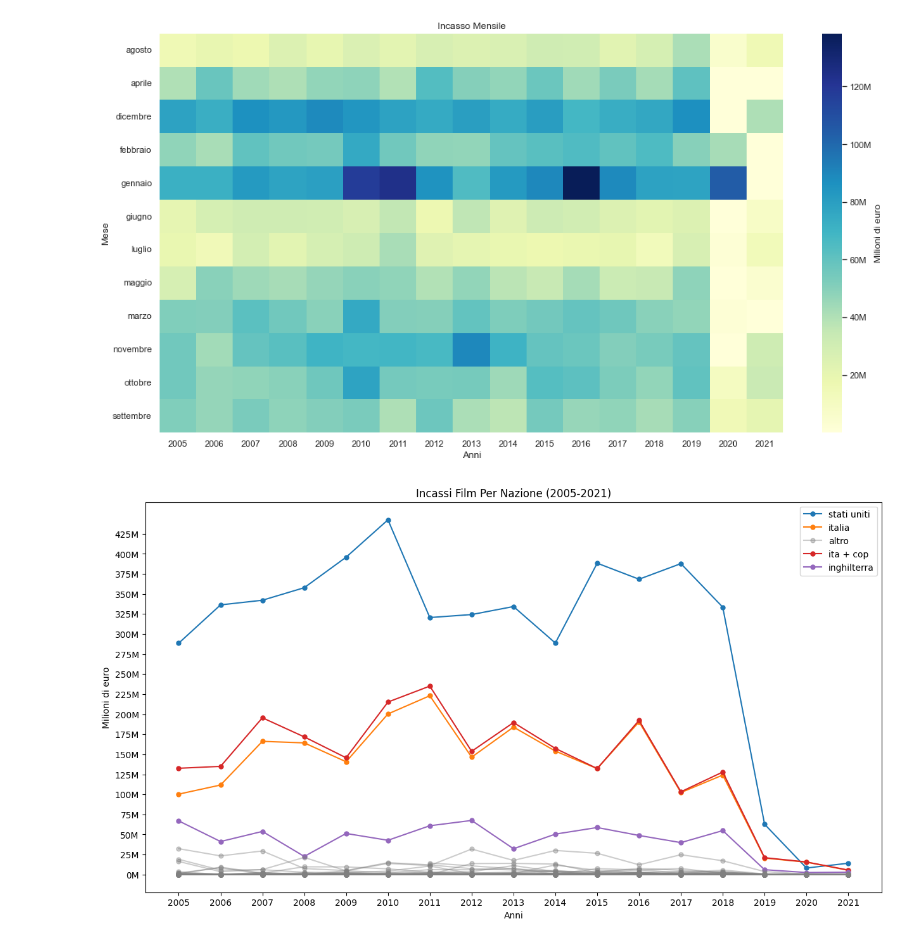
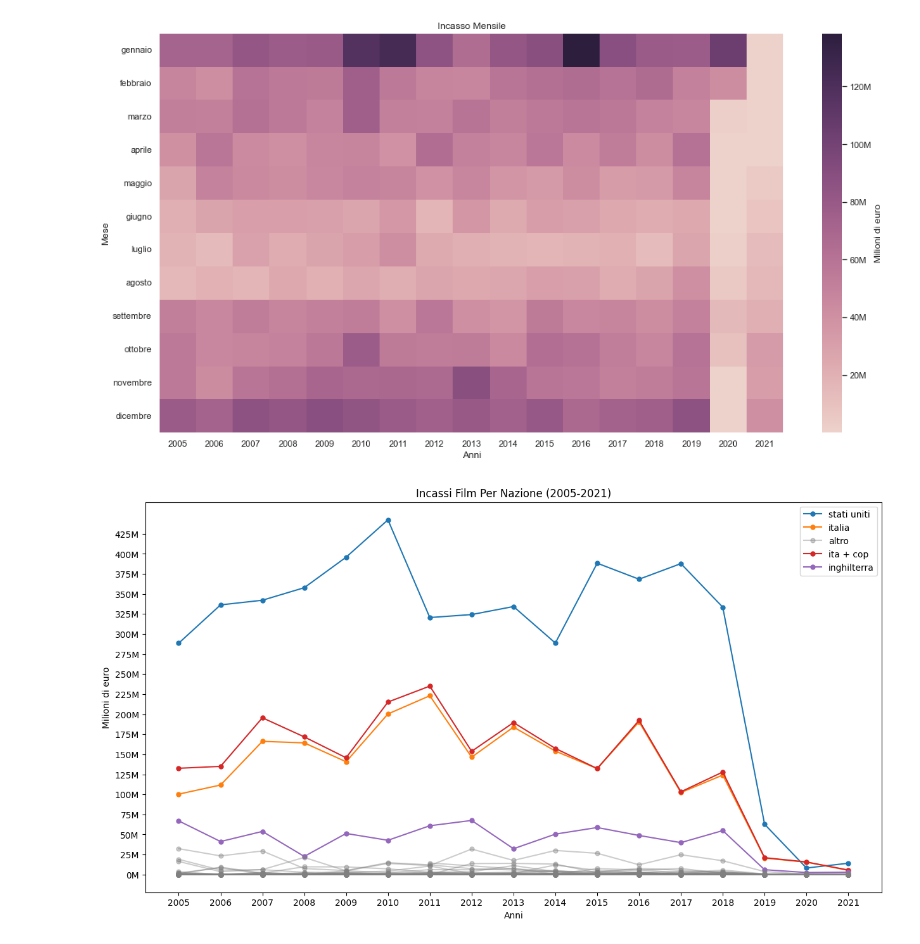
Before and after one commit to GitCass01/italian-cinemas-sciviz, a Jupyter notebook: Progetto.ipynb, the cells around one changed output. Cells and saved outputs as stored; diff of their text form; code cells hidden in the pictures.

Commit message:
new heatmap color

```diff
--- a/Progetto.ipynb
+++ b/Progetto.ipynb
@@ -11,31 +11,31 @@ import matplotlib.ticker as mticker
 # %%
 df = mesi.replace({'Incasso': 0}, 1)
 months = df['Mese']
 years = df['Year']
 income = df['Incasso']
 
-heatmap = pd.pivot_table(df, values ='Incasso', index=['Mese'], columns='Year')
+heatmap = pd.pivot_table(df, values ='Incasso', index=['Mese'], columns='Year', sort=False)
 
 fig, ax = plt.subplots(figsize=(15,8))
 sns.set()
-sns.heatmap(heatmap, cmap='YlGnBu', cbar_kws={'label': 'Milioni di euro'})
+sns.heatmap(heatmap, cmap=sns.cubehelix_palette(as_cmap=True), cbar_kws={'label': 'Milioni di euro'})
 
 # custom colourbar
 cbar = fig.get_figure().get_axes()[1]
 yticks = np.arange(0, 160000000, step=20000000)
 ticks_loc = cbar.get_yticks().tolist()
 cbar.yaxis.set_major_locator(mticker.FixedLocator(ticks_loc))
 cbar.set_yticklabels(['{:1.0f}M'.format(ytick*0.000_001) for ytick in yticks])
 
 ax.set_title("Incasso Mensile")
 ax.set_xlabel('Anni')
 fig.tight_layout()
 
 plt.savefig('Dati_Cinema_Italiani/plots/Incassi_mensili_heatmap.png', bbox_inches='tight')
 
 plt.show()
 # %% [output]
-[figure, old version]
+[figure, new version]
 # %%
 # INCASSI FILM IN ITALIA PER NAZIONE (2005-2021)
 
```
